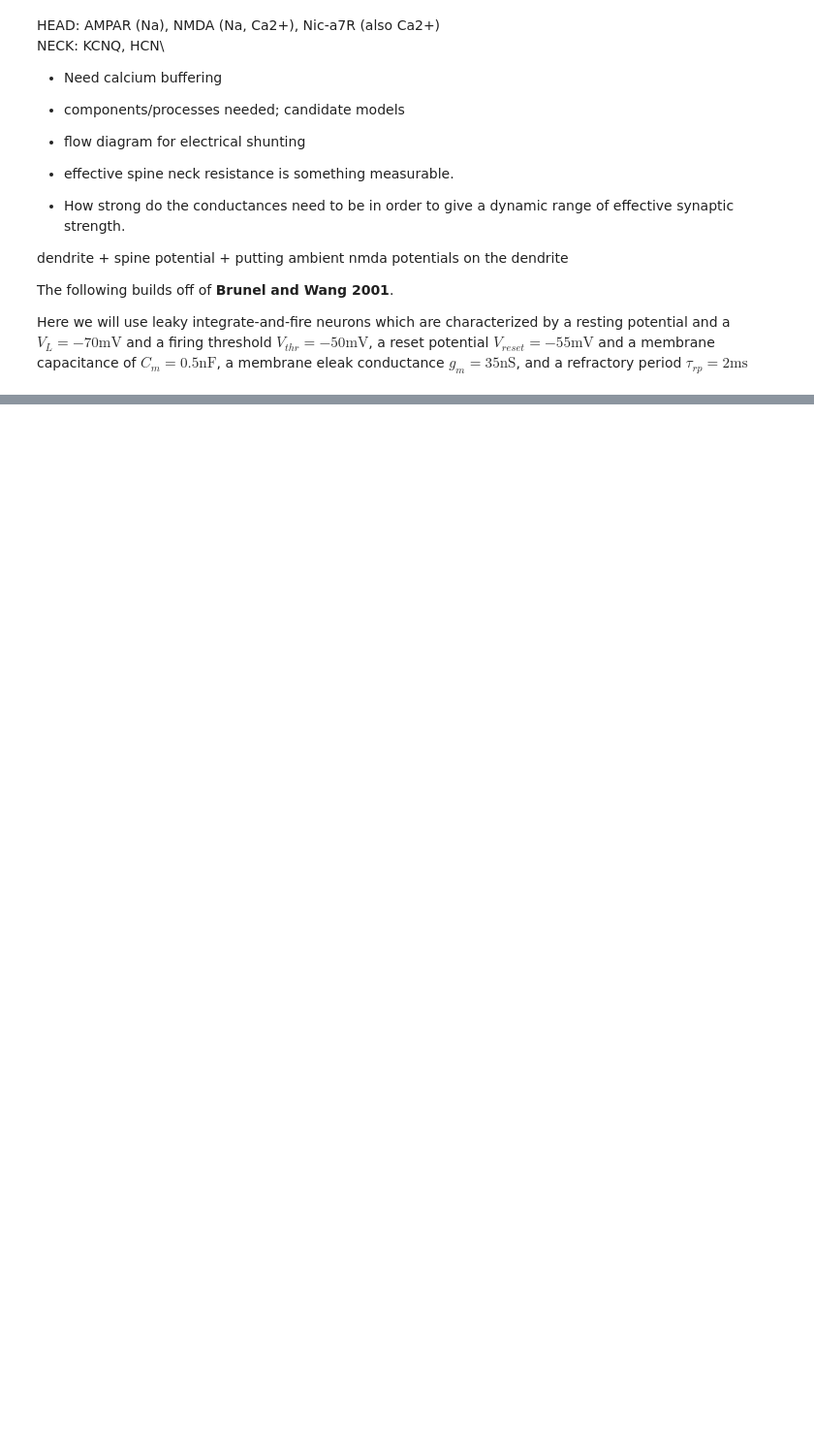
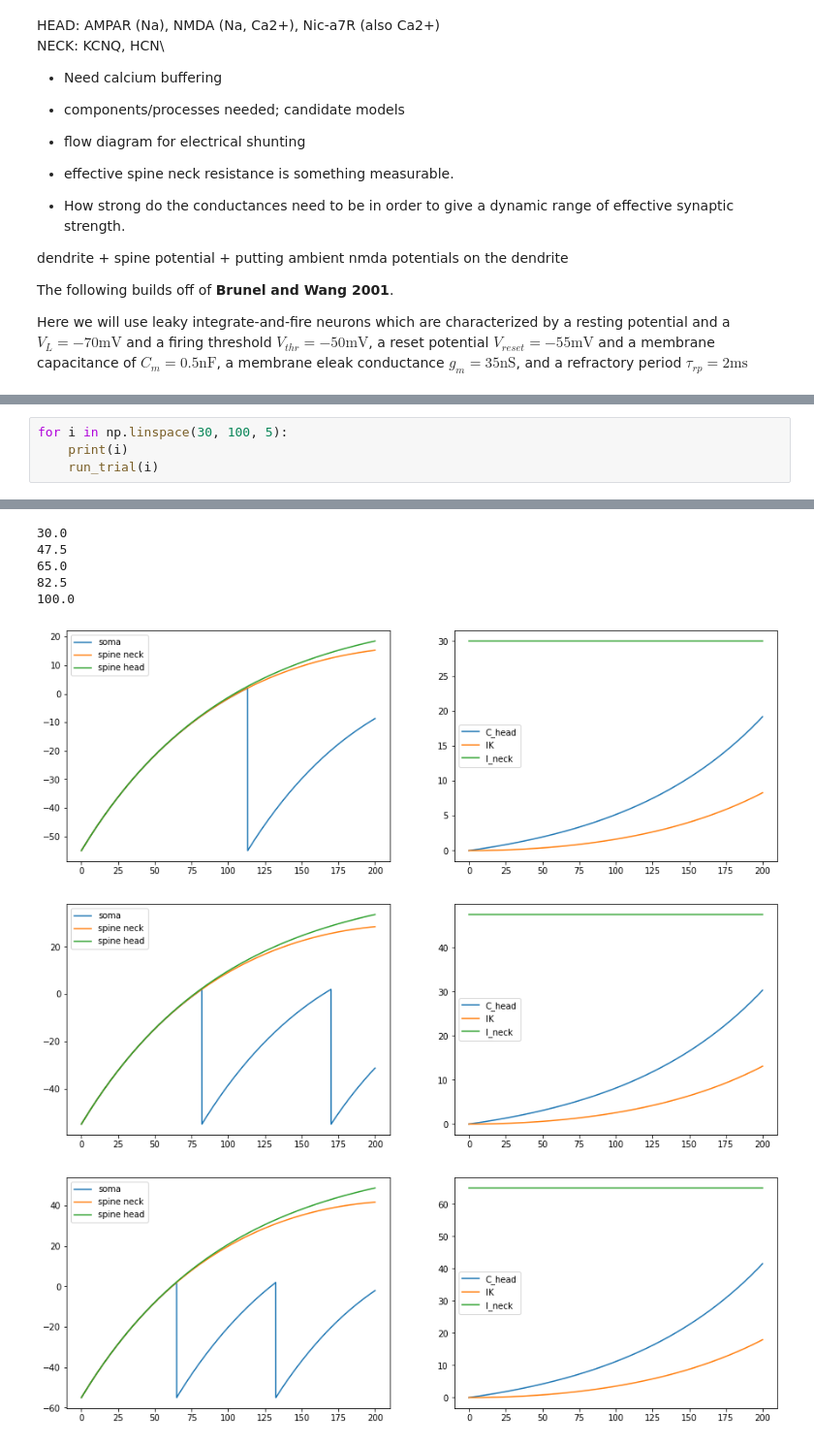
Before and after one commit to harpercho/dendritic-spines, a Jupyter notebook: brian-exploration.ipynb, the cells around one changed output, grey strips where cells are left out. Shown at 97% size. Cells and saved outputs as stored; diff of their text form; blank space fills up the shorter version.

```diff
--- a/brian-exploration.ipynb
+++ b/brian-exploration.ipynb
@@ -214,0 +293,5 @@ NameError: name 'C' is not defined
+# %%
+for i in np.linspace(30, 100, 5):
+    print(i)
+    run_trial(i)
+# %% [output]
@@ -214,0 +299,8 @@ NameError: name 'C' is not defined
+30.0
+47.5
+65.0
+82.5
+100.0
+[figure, added]
+[figure, added]
+[figure, added]
```
Also changed, not shown: parts of 8 cells of this notebook, 33 other files.
